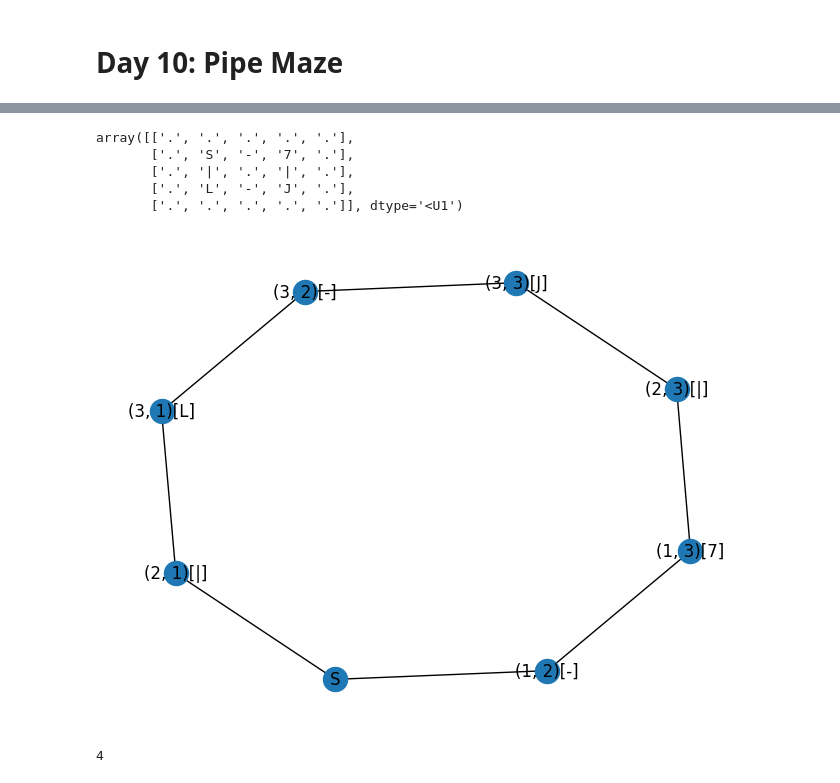
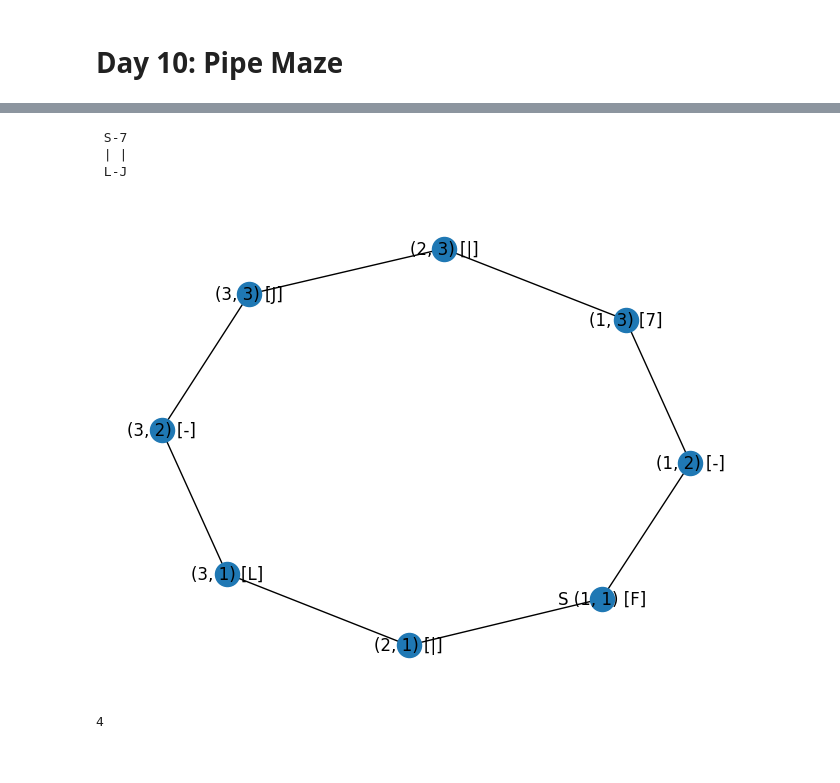
Before and after one commit to waszkiewiczj/advent-of-code, a Jupyter notebook: 2023/10/solution.ipynb, the cells around one changed output, grey strips where cells are left out. Drawn from its saved outputs; the diff is of its cells as text; code cells hidden in the pictures.

```diff
--- a/2023/10/solution.ipynb
+++ b/2023/10/solution.ipynb
@@ -17,60 +138,76 @@ test_data1_raw = (
 def parse_data(raw_data):
     return np.array([list(line) for line in raw_data.splitlines()])
 
+
+def print_data(data):
+    print("\n".join("".join(map(lambda l: str(l).replace(".", " "),line)) for line in data))
+
+
 test_data1 = parse_data(test_data1_raw)
-test_data1
+print_data(test_data1)
 # %% [output]
-array([['.', '.', '.', '.', '.'],
-       ['.', 'S', '-', '7', '.'],
-       ['.', '|', '.', '|', '.'],
-       ['.', 'L', '-', 'J', '.'],
-       ['.', '.', '.', '.', '.']], dtype='<U1')
+ S-7
+ | |
+ L-J
 # %%
 import networkx as nx
 
 
-def arr_to_graph(arr):
+def get_starting_node(graph):
+    return [k for k, v in nx.get_node_attributes(graph, "start").items() if v][0]
+
+def data_to_graph(arr):
     DIRECTIONS = {
-        "|": [(-1, 0), (1, 0)],
-        "-": [(0, -1), (0, 1)],
-        "L": [(-1, 0), (0, 1)],
-        "J": [(-1, 0), (0, -1)],
-        "7": [(1, 0), (0, -1)],
-        "F": [(1, 0), (0, 1)],
+        "|": [(-1, 0), (1, 0)], "-": [(0, -1), (0, 1)],
+        "L": [(-1, 0), (0, 1)], "J": [(-1, 0), (0, -1)],
+        "7": [(1, 0), (0, -1)], "F": [(1, 0), (0, 1)],
     }
 
-    def get_node_label(x, y):
-        return f"({x}, {y})[{arr[x, y]}]" if arr[x, y] != "S" else "S"
-
     def is_valid_neighbour(x, y, x_dir, y_dir):
+        xx, yy = x + x_dir, y + y_dir
         return (
-            0 <= x + x_dir < arr.shape[0] and 0 <= y + y_dir < arr.shape[1]
-            and (
-                arr[x + x_dir, y + y_dir] == "S"
-                or (
-                    arr[x + x_dir, y + y_dir] in DIRECTIONS.keys()
-                    and (x_dir * -1, y_dir * -1) in DIRECTIONS[arr[x + x_dir, y + y_dir]]
-                )
-            )
+            0 <= xx < arr.shape[0] and 0 <= yy < arr.shape[1]
+            and (arr[xx, yy] == "S" or (arr[xx, yy] in DIRECTIONS.keys() and (x_dir * -1, y_dir * -1) in DIRECTIONS[arr[xx, yy]]))
         )
 
     graph = nx.Graph()
-
     for x, y in np.ndindex(arr.shape):
         element = arr[x, y]
         if element in DIRECTIONS.keys():
-            x_dir1, y_dir1 = DIRECTIONS[element][0]
-            x_dir2, y_dir2 = DIRECTIONS[element][1]
+            dirs = DIRECTIONS[element]
+            if all(is_valid_neighbour(x, y, x_dir, y_dir) for x_dir, y_dir in dirs):
+                graph.add_node((x, y), symbol=element)
+                for x_dir, y_dir in dirs:
+                    graph.add_edge((x, y), (x + x_dir, y + y_dir))
+        if element == "S":
+            graph.add_node((x, y), symbol=element, start=True)
 
-            if is_valid_neighbour(x, y, x_dir1, y_dir1) and is_valid_neighbour(x, y, x_dir2, y_dir2):
-                graph.add_edge(get_node_label(x, y), get_node_label(x + x_dir1, y + y_dir1))
-                graph.add_edge(get_node_label(x, y), get_node_label(x + x_dir2, y + y_dir2))
+    start_node = get_starting_node(graph)
+    start_n1, start_n2 = tuple(graph.neighbors(start_node))
+    x1, y1, x2, y2 = *start_n1, *start_n2
+    start_node_label = None
+    if x1 == x2:
+        start_node_label = "|"
+    elif y1 == y2:
+        start_node_label = "-"
+    elif x1 < x2:
+        start_node_label = "L" if y1 < y2 else "F"
+    elif x1 > x2:
+        start_node_label = "J" if y1 < y2 else "7"
+    graph.nodes[start_node]["symbol"] = start_node_label
 
     return graph
 
 
-nx.draw(arr_to_graph(test_data1), with_labels=True)
+def print_graph(graph):
+    symbols = nx.get_node_attributes(graph, "symbol")
+    start = get_starting_node(graph)
+    labels = { key: f"{'S ' if key == start else ''}{key} [{symbols[key]}]" for key in graph.nodes}
+    nx.draw(graph, labels=labels)
+
+
+print_graph(data_to_graph(test_data1))
 # %% [output]
-[figure, old version]
+[figure, new version]
 # %%
 def part1(data):
```
Also changed, not shown: parts of 5 cells of this notebook.
